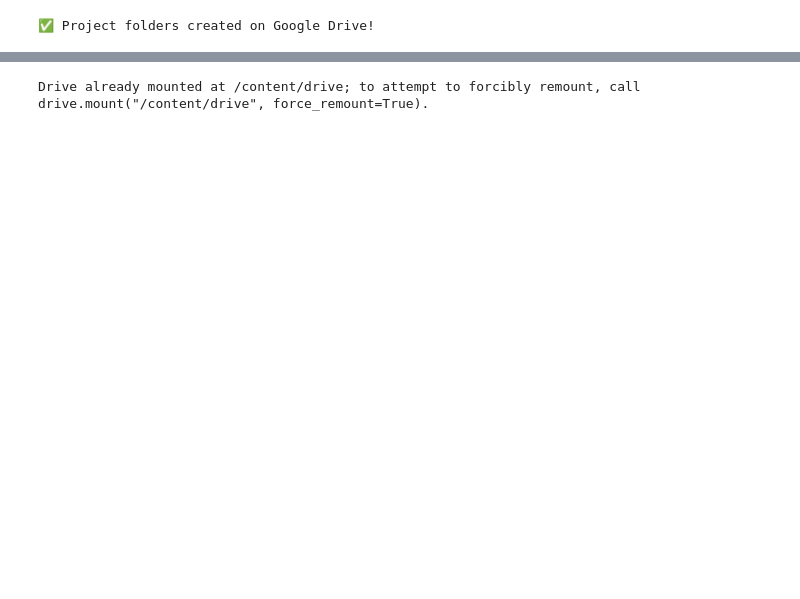
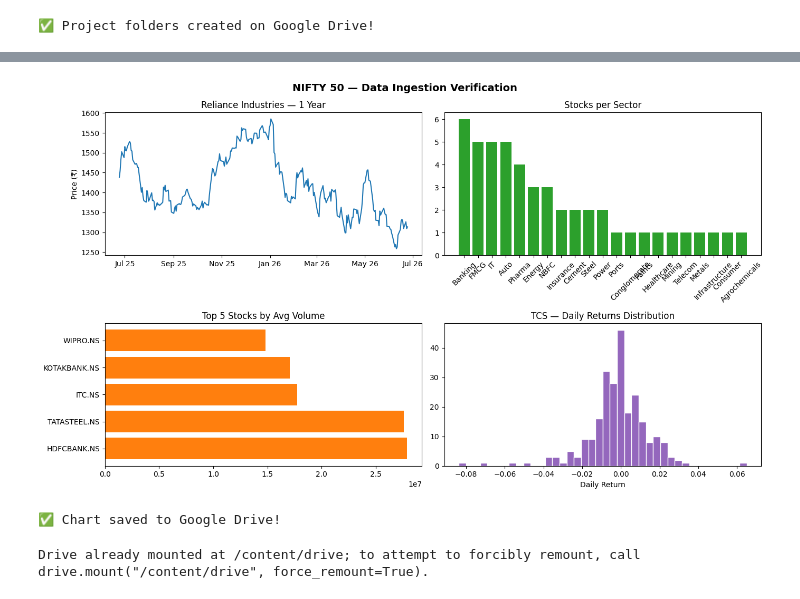
Before and after one commit to Pushkarsinghs/indian_stock-analysis, a Jupyter notebook: notebook/01_data_ingestion.ipynb, the cells around one changed output, grey strips where cells are left out. Saved outputs shown, nothing was run; the diff lists cells and outputs as text; code cells hidden in the pictures; blank space fills up the shorter version.

Commit message:
Add Notebook 1: Data ingestion pipeline for NIFTY 50

```diff
--- a/notebook/01_data_ingestion.ipynb
+++ b/notebook/01_data_ingestion.ipynb
@@ -52,3 +322,41 @@ print("✅ Project folders created on Google Drive!")
+# %%
+import matplotlib.pyplot as plt
+import matplotlib.dates as mdates
+
+fig, axes = plt.subplots(2, 2, figsize=(14, 8))
+fig.suptitle('NIFTY 50 — Data Ingestion Verification', fontsize=14, fontweight='bold')
+
+# Plot 1 — Reliance stock price
+rel = clean_df[clean_df["Ticker"] == "RELIANCE.NS"]
+axes[0,0].plot(rel["Date"], rel["Close"], color="#1f77b4", linewidth=1.5)
+axes[0,0].set_title("Reliance Industries — 1 Year")
+axes[0,0].set_ylabel("Price (₹)")
+axes[0,0].xaxis.set_major_formatter(mdates.DateFormatter('%b %y'))
+
+# Plot 2 — Sector distribution
+sector_counts = clean_df.drop_duplicates("Ticker")["Sector"].value_counts()
+axes[0,1].bar(sector_counts.index, sector_counts.values, color="#2ca02c")
+axes[0,1].set_title("Stocks per Sector")
+axes[0,1].tick_params(axis='x', rotation=45)
+
+# Plot 3 — Top 5 stocks by volume
+top_volume = clean_df.groupby("Ticker")["Volume"].mean().nlargest(5)
+axes[1,0].barh(top_volume.index, top_volume.values, color="#ff7f0e")
+axes[1,0].set_title("Top 5 Stocks by Avg Volume")
+
+# Plot 4 — Daily returns distribution for TCS
+tcs = clean_df[clean_df["Ticker"] == "TCS.NS"]["Daily_Return"].dropna()
+axes[1,1].hist(tcs, bins=40, color="#9467bd", edgecolor="white")
+axes[1,1].set_title("TCS — Daily Returns Distribution")
+axes[1,1].set_xlabel("Daily Return")
+
+plt.tight_layout()
+plt.savefig(f"{BASE}/data/output/01_ingestion_verification.png", dpi=150, bbox_inches='tight')
+plt.show()
+print("✅ Chart saved to Google Drive!")
+# %% [output]
+[figure, added]
+✅ Chart saved to Google Drive!
 # %%
 # Mount Google Drive (to save your data files)
 from google.colab import drive
```
Also changed, not shown: parts of 8 cells of this notebook.
